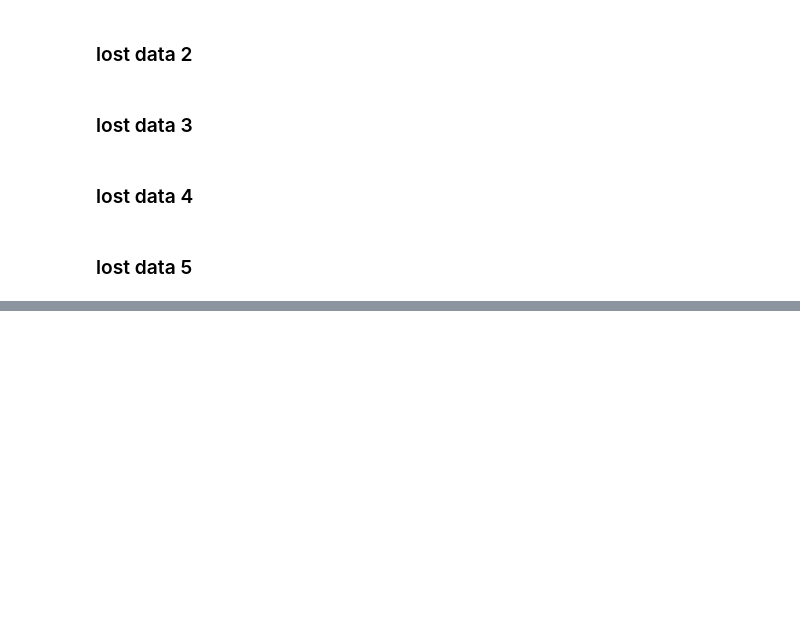
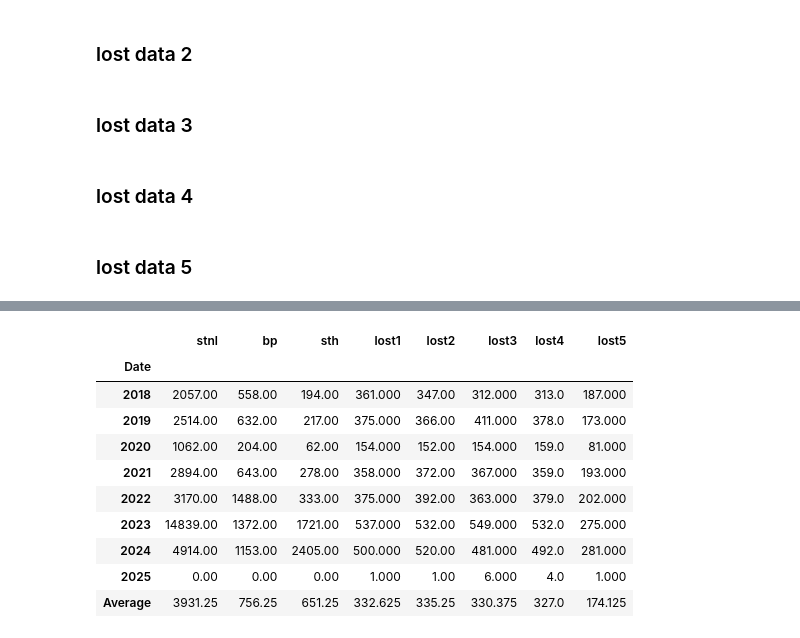
Before and after one commit to ddchamber/Seahawks, a Jupyter notebook: Data_Overview.ipynb, the cells around one changed output, grey strips where cells are left out. Cells and saved outputs as stored; diff of their text form; code cells hidden in the pictures; blank space fills up the shorter version.

```diff
--- a/Data_Overview.ipynb
+++ b/Data_Overview.ipynb
@@ -9,10 +9,10 @@
 import pandas as pd
 import numpy as np
 
-stnl1 = pd.read_csv("/Users/dan/calpoly/BusinessAnalytics/GSB503HAWKS/data/stnl_activity_subset_1.csv")
-stnl2 = pd.read_csv("/Users/dan/calpoly/BusinessAnalytics/GSB503HAWKS/data/stnl_activity_subset_2.csv")
-stnl3 = pd.read_csv("/Users/dan/calpoly/BusinessAnalytics/GSB503HAWKS/data/stnl_activity_subset_3.csv")
-stnl4 = pd.read_csv("/Users/dan/calpoly/BusinessAnalytics/GSB503HAWKS/data/stnl_activity_subset_4.csv")
+stnl1 = pd.read_csv("/Users/dan/calpoly/BusinessAnalytics/GSB503HAWKS/data/ogData/stnl_activity_subset_1.csv")
+stnl2 = pd.read_csv("/Users/dan/calpoly/BusinessAnalytics/GSB503HAWKS/data/ogData/stnl_activity_subset_2.csv")
+stnl3 = pd.read_csv("/Users/dan/calpoly/BusinessAnalytics/GSB503HAWKS/data/ogData/stnl_activity_subset_3.csv")
+stnl4 = pd.read_csv("/Users/dan/calpoly/BusinessAnalytics/GSB503HAWKS/data/ogData/stnl_activity_subset_4.csv")
 
 stnl = pd.concat([stnl1, stnl2, stnl3, stnl4], ignore_index=True)
 
@@ -617,9 +617,6 @@ stnl_member1
 # %% [markdown]
 ### Filter out multiple page views in a row
 # %%
-stnl['Date'] = pd.to_datetime(stnl['ACTIVITY_DATETIME'])
-stnl_date_sorted = stnl.sort_values(by=['CUSTOMER_KEY','Date'])
-
 def remove_consecutive_page_views(stnl):
     # Sort the dataframe by ID and Date
     stnl = stnl.sort_values(by=['CUSTOMER_KEY', 'Date'])
@@ -1130,0 +1040,72 @@ bp_clean2.to_csv("/Users/dan/calpoly/BusinessAnalytics/GSB503HAWKS/data/cleanDat
+# %%
+# Count number of particular activities per year
+def purchases(df):
+    activity_codes = [
+        "primary_purchase_club", "primary_purchase_ga", "primary_purchase_single",
+        "primary_purchase_sth", "primary_purchase_suite", "secondary_purchase",
+        "secondary_sale", "merch_purchase"
+    ]
+    df_purchases = df[df['ACTIVITY_CODE'].isin(activity_codes)]
+
+    return df_purchases
+
+# Subset datasets to only include rows where a purchase was made
+stnl_purchases = purchases(stnl)
+bp_purchases = purchases(bp)
+sth_purchases = purchases(sth)
+lost1_purchases = purchases(lost1)
+lost2_purchases = purchases(lost2)
+lost3_purchases = purchases(lost3)
+lost4_purchases = purchases(lost4)
+lost5_purchases = purchases(lost5)
+
+# Sort all by date
+year_counts_stnl = stnl_purchases['Date'].dt.year.value_counts().sort_index()
+year_counts_bp = bp_purchases['Date'].dt.year.value_counts().sort_index()
+year_counts_sth = sth_purchases['Date'].dt.year.value_counts().sort_index()
+
+# Need to make dates for lost data
+lost1_purchases.loc[:, 'Date'] = pd.to_datetime(lost1['ACTIVITY_DATETIME'])
+lost2_purchases.loc[:, 'Date'] = pd.to_datetime(lost2['ACTIVITY_DATETIME'])
+lost3_purchases.loc[:, 'Date'] = pd.to_datetime(lost3['ACTIVITY_DATETIME'])
+lost4_purchases.loc[:, 'Date'] = pd.to_datetime(lost4['ACTIVITY_DATETIME'])
+lost5_purchases.loc[:, 'Date'] = pd.to_datetime(lost5['ACTIVITY_DATETIME'])
+year_counts_lost1 = lost1_purchases['Date'].dt.year.value_counts().sort_index()
+year_counts_lost2 = lost2_purchases['Date'].dt.year.value_counts().sort_index()
+year_counts_lost3 = lost3_purchases['Date'].dt.year.value_counts().sort_index()
+year_counts_lost4 = lost4_purchases['Date'].dt.year.value_counts().sort_index()
+year_counts_lost5 = lost5_purchases['Date'].dt.year.value_counts().sort_index()
+
+# make data frame with counts
+df_year_counts = pd.DataFrame({
+    "stnl": year_counts_stnl,
+    "bp": year_counts_bp,
+    "sth": year_counts_sth,
+    "lost1": year_counts_lost1,
+    "lost2": year_counts_lost2,
+    "lost3": year_counts_lost3,
+    "lost4": year_counts_lost4,
+    "lost5": year_counts_lost5
+})
+df_year_counts = df_year_counts.fillna(0).astype(int)
+
+# Keep only 2016 and up
+df_year_counts_filtered = df_year_counts.loc[df_year_counts.index >= 2016].copy()
+
+# make row for averages
+averages = df_year_counts_filtered.mean()
+df_year_counts_filtered.loc['Average'] = averages
+
+df_year_counts_filtered
+# %% [output]
+|  | stnl | bp | sth | lost1 | lost2 | lost3 | lost4 | lost5 |
+| Date |  |  |  |  |  |  |  |  |
+| 2018 | 2057.00 | 558.00 | 194.00 | 361.000 | 347.00 | 312.000 | 313.0 | 187.000 |
+| 2019 | 2514.00 | 632.00 | 217.00 | 375.000 | 366.00 | 411.000 | 378.0 | 173.000 |
+| 2020 | 1062.00 | 204.00 | 62.00 | 154.000 | 152.00 | 154.000 | 159.0 | 81.000 |
+| 2021 | 2894.00 | 643.00 | 278.00 | 358.000 | 372.00 | 367.000 | 359.0 | 193.000 |
+| 2022 | 3170.00 | 1488.00 | 333.00 | 375.000 | 392.00 | 363.000 | 379.0 | 202.000 |
+| 2023 | 14839.00 | 1372.00 | 1721.00 | 537.000 | 532.00 | 549.000 | 532.0 | 275.000 |
+| 2024 | 4914.00 | 1153.00 | 2405.00 | 500.000 | 520.00 | 481.000 | 492.0 | 281.000 |
+| 2025 | 0.00 | 0.00 | 0.00 | 1.000 | 1.00 | 6.000 | 4.0 | 1.000 |
+| Average | 3931.25 | 756.25 | 651.25 | 332.625 | 335.25 | 330.375 | 327.0 | 174.125 |
```
Also changed, not shown: parts of 57 cells of this notebook.
